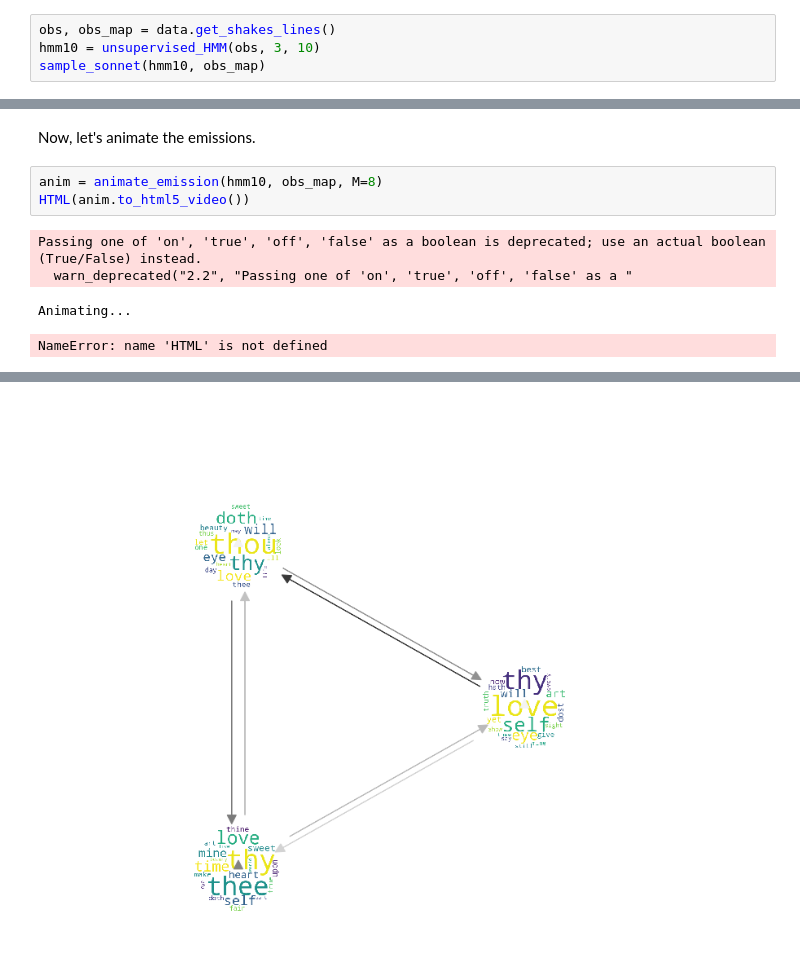
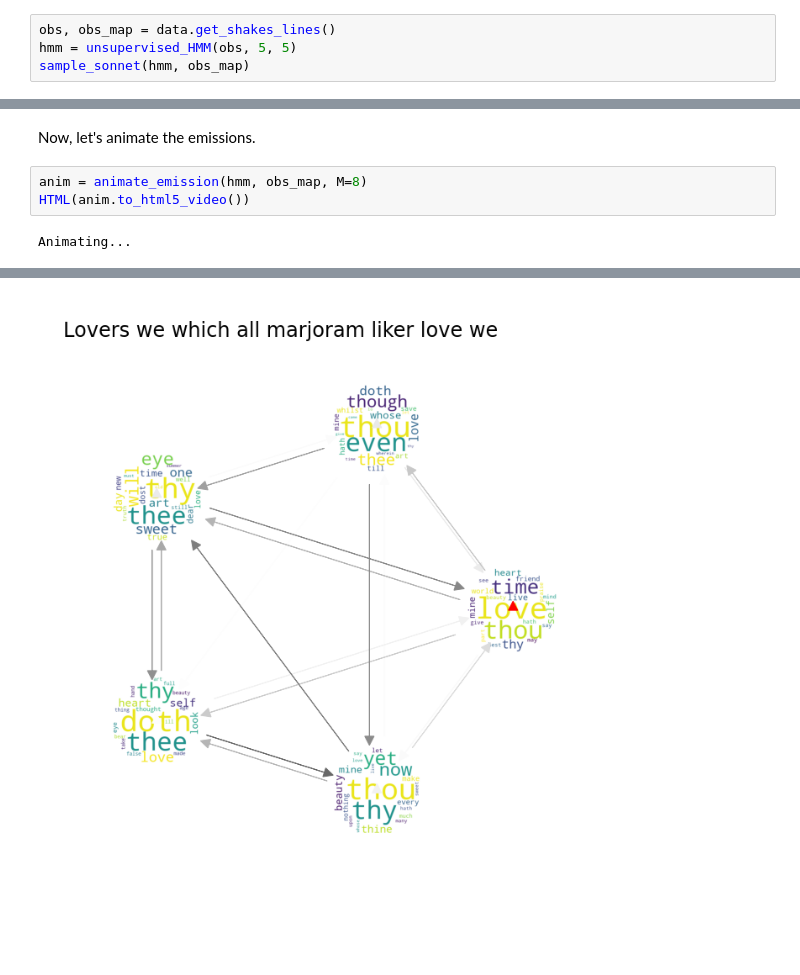
Before and after one commit to astral-grayson/cs155-poetry, a Jupyter notebook: part_8.ipynb, the cells around one changed output, grey strips where cells are left out. Cells and saved outputs as stored; diff of their text form; blank space fills up the shorter version.

Commit message:
edited and ran visualization part

```diff
--- a/part_8.ipynb
+++ b/part_8.ipynb
@@ -27,6 +27,6 @@ import matplotlib.pyplot as plt
 Let's run a sample HMM.
 # %%
 obs, obs_map = data.get_shakes_lines()
-hmm10 = unsupervised_HMM(obs, 3, 10)
-sample_sonnet(hmm10, obs_map)
+hmm = unsupervised_HMM(obs, 5, 5)
+sample_sonnet(hmm, obs_map)
 # %% [output]
@@ -118,10 +107,7 @@ to: 611
 # %% [markdown]
 Now, let's animate the emissions.
 # %%
-anim = animate_emission(hmm10, obs_map, M=8)
+anim = animate_emission(hmm, obs_map, M=8)
 HTML(anim.to_html5_video())
 # %% [output]
-Passing one of 'on', 'true', 'off', 'false' as a boolean is deprecated; use an actual boolean (True/False) instead.
-  warn_deprecated("2.2", "Passing one of 'on', 'true', 'off', 'false' as a "
+Animating...
-Animating...
-NameError: name 'HTML' is not defined
@@ -128 +115 @@ NameError: name 'HTML' is not defined
-[figure, old version]
+[figure, new version]
```
Also changed, not shown: parts of 6 cells of this notebook, 3 other files.
